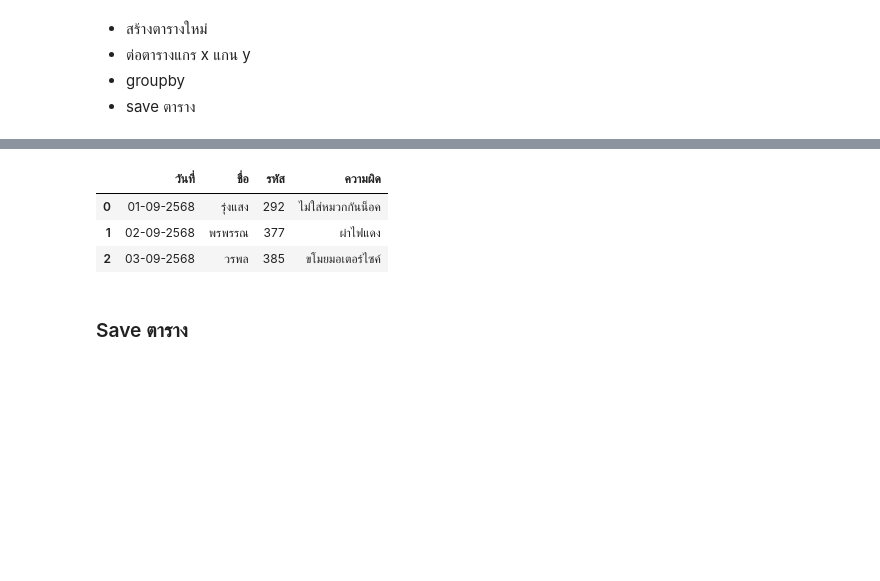
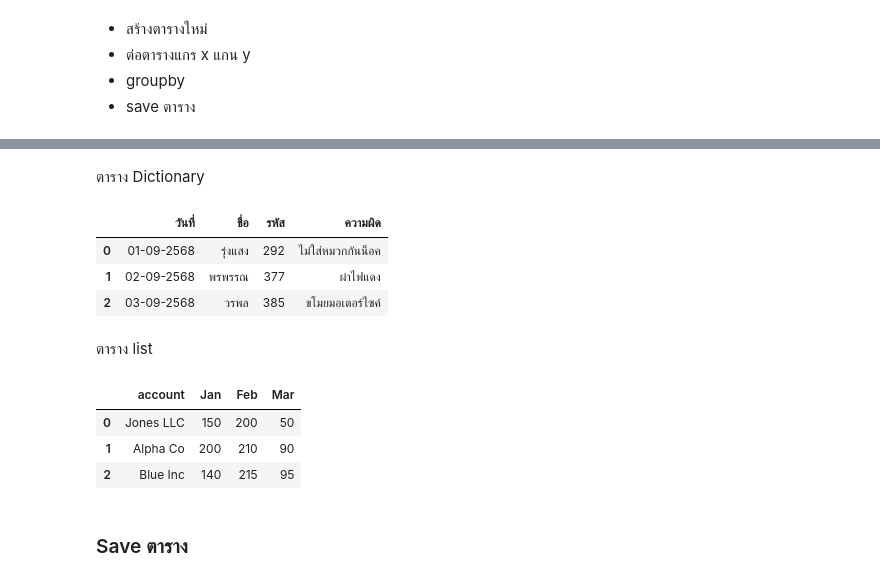
Before and after one commit to jangInw007/dataviz2025, a Jupyter notebook: Pandas_101_2025.ipynb, the cells around one changed output, grey strips where cells are left out. Cells and saved outputs as stored; diff of their text form; code cells hidden in the pictures; blank space fills up the shorter version.

Commit message:
ตารางที่เหมือนในภาพ

```diff
--- a/Pandas_101_2025.ipynb
+++ b/Pandas_101_2025.ipynb
@@ -1252,3 +1281,5 @@ for each_row in this_data.iterrows():
+# %% [markdown]
+ตาราง Dictionary
 # %%
 police = [
           {'วันที่':'01-09-2568','ชื่อ':'รุ่งแสง','รหัส':'292','ความผิด':'ไม่ใส่หมวกกันน็อค'},
@@ -1264,3 +1295,5 @@ kku_police
 | 0 | 01-09-2568 | รุ่งแสง | 292 | ไม่ใส่หมวกกันน็อค |
 | 1 | 02-09-2568 | พรพรรณ | 377 | ผ่าไฟแดง |
 | 2 | 03-09-2568 | วรพล | 385 | ขโมยมอเตอร์ไซค์ |
+# %% [markdown]
+ตาราง list
@@ -1267,3 +1302,16 @@ kku_police
+# %%
+sales = [('Jones LLC', 150, 200, 50),
+         ('Alpha Co', 200, 210, 90),
+         ('Blue Inc', 140, 215, 95)]
+lables = ['account', 'Jan', 'Feb', 'Mar']
+# %%
+df = pd.DataFrame.from_records(sales, columns=lables)
+df
+# %% [output]
+|  | account | Jan | Feb | Mar |
+| 0 | Jones LLC | 150 | 200 | 50 |
+| 1 | Alpha Co | 200 | 210 | 90 |
+| 2 | Blue Inc | 140 | 215 | 95 |
 # %% [markdown]
 ### Save ตาราง
 # %%
```
Also changed, not shown: parts of 5 cells of this notebook.
